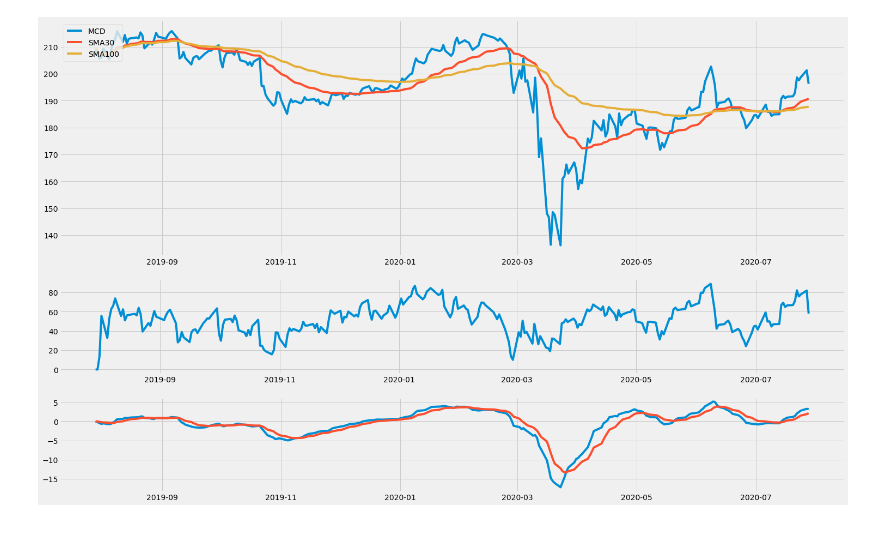
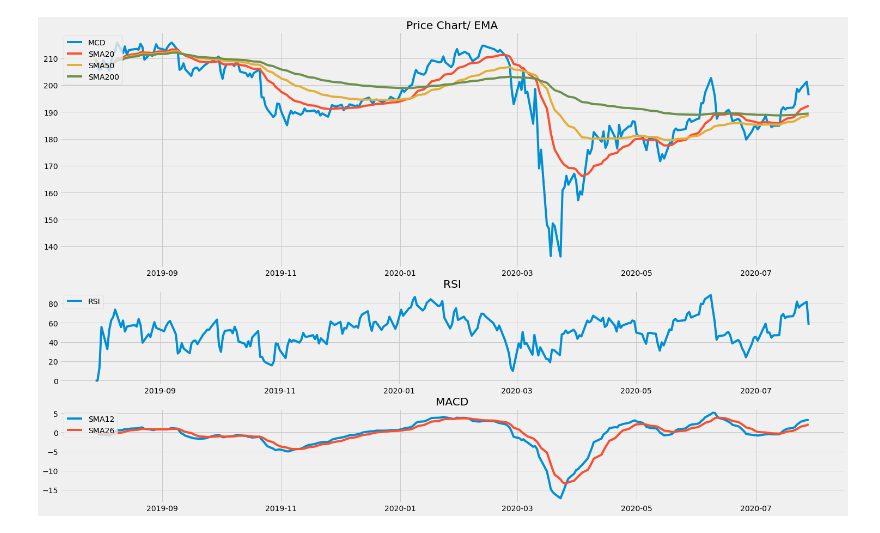
Before and after one commit to doom160/stockTechnicalAnalysis, a Jupyter notebook: stocks.ipynb, the cells around one changed output. Drawn from its saved outputs; the diff is of its cells as text; code cells hidden in the pictures.

```diff
--- a/stocks.ipynb
+++ b/stocks.ipynb
@@ -15,21 +29,25 @@ plt2.style.use('fivethirtyeight')
 ticker = "MCD"
 stock = yf.Ticker(ticker)
 # %%
-plt.figure(figsize=(20,12))
+fig = plt.figure(figsize=(20,12))
 ax1 = plt.axes([0,0.5,1,0.5])
-ax3 = plt.axes([0,0.25,1,0.2])
-ax2 = plt.axes([0,0,1,0.2])
+ax2 = plt.axes([0,0.25,1,0.2])
+ax3 = plt.axes([0,0,1,0.2])
+ax1.set_path_effects([path_effects.Stroke(linewidth=0.1)])
 
 hist = stock.history(period="1y")
 ax1.plot(hist['Close'], label=ticker)
 
-SMA30 = pd.DataFrame()
-SMA30['price'] = hist['Close'].ewm(span=30).mean()
-ax1.plot(SMA30['price'], label='SMA30')
+SMA20 = pd.DataFrame()
+SMA50 = pd.DataFrame()
+SMA200 = pd.DataFrame()
+SMA20['price'] = hist['Close'].ewm(span=20).mean()
+SMA50['price'] = hist['Close'].ewm(span=50).mean()
+SMA200['price'] = hist['Close'].ewm(span=200).mean()
+ax1.plot(SMA20['price'], label='SMA20')
+ax1.plot(SMA50['price'], label='SMA50')
+ax1.plot(SMA200['price'], label='SMA200')
 
-SMA100 = pd.DataFrame()
-SMA100['price'] = hist['Close'].ewm(span=100).mean()
-ax1.plot(SMA100['price'], label='SMA100')
 
 # MACD
 SMA12 = pd.DataFrame()
@@ -40,40 +58,43 @@ MACD = pd.DataFrame()
 MACD = SMA12 - SMA26
 MACD_SIGNAL = pd.DataFrame()
 MACD_SIGNAL = MACD.ewm(span=9,adjust=False).mean()
-
-ax2.plot(MACD, label='SMA12')
-ax2.plot(MACD_SIGNAL, label='SMA26')
+ax3.plot(MACD, label='SMA12')
+ax3.plot(MACD_SIGNAL, label='SMA26')
 
 
-
+# RSI
 delta = hist['Close'].diff()
 
 # Make the positive gains (up) and negative gains (down) Series
 up, down = delta.copy(), delta.copy()
 up[up < 0] = 0
 down[down > 0] = 0
 # Calculate the EWMA
 roll_up1 = up.ewm(span=14).mean()
 roll_down1 = down.abs().ewm(span=14).mean()
 # Calculate the RSI based on EWMA
 RS1 = roll_up1 / roll_down1
 RSI1 = 100.0 - (100.0 / (1.0 + RS1))
-ax3.plot(RSI1, label='RSI')
+ax2.plot(RSI1, label='RSI')
+
 
 #macd_min = pd.DataFrame()
 #macd_max = pd.DataFrame()
 #macd_d = pd.DataFrame()
 #macd_min['Low'] = hist['Low'].rolling(window = 10).min()
 #macd_max['High'] = hist['High'].rolling(window = 10).max()
 #macd_k = (hist['Close'] - macd_min['Low'])/ (macd_max['High']- macd_min['Low']) * 100
 #macd_d = macd_k.rolling(window = 3).mean()
 
 
 #ax2.plot(macd_k,label='K Fast')
 #ax2.plot(macd_d,label='D Slow')
 ax1.legend(loc='upper left')
 ax2.legend(loc='upper left')
 ax3.legend(loc='upper left')
+ax1.set_title(label='Price Chart/ EMA')
+ax2.set_title(label='RSI')
+ax3.set_title(label='MACD')
 plt.show()
 # %% [output]
-[figure, old version]
+[figure, new version]
```
Also changed, not shown: parts of 1 cell of this notebook.
